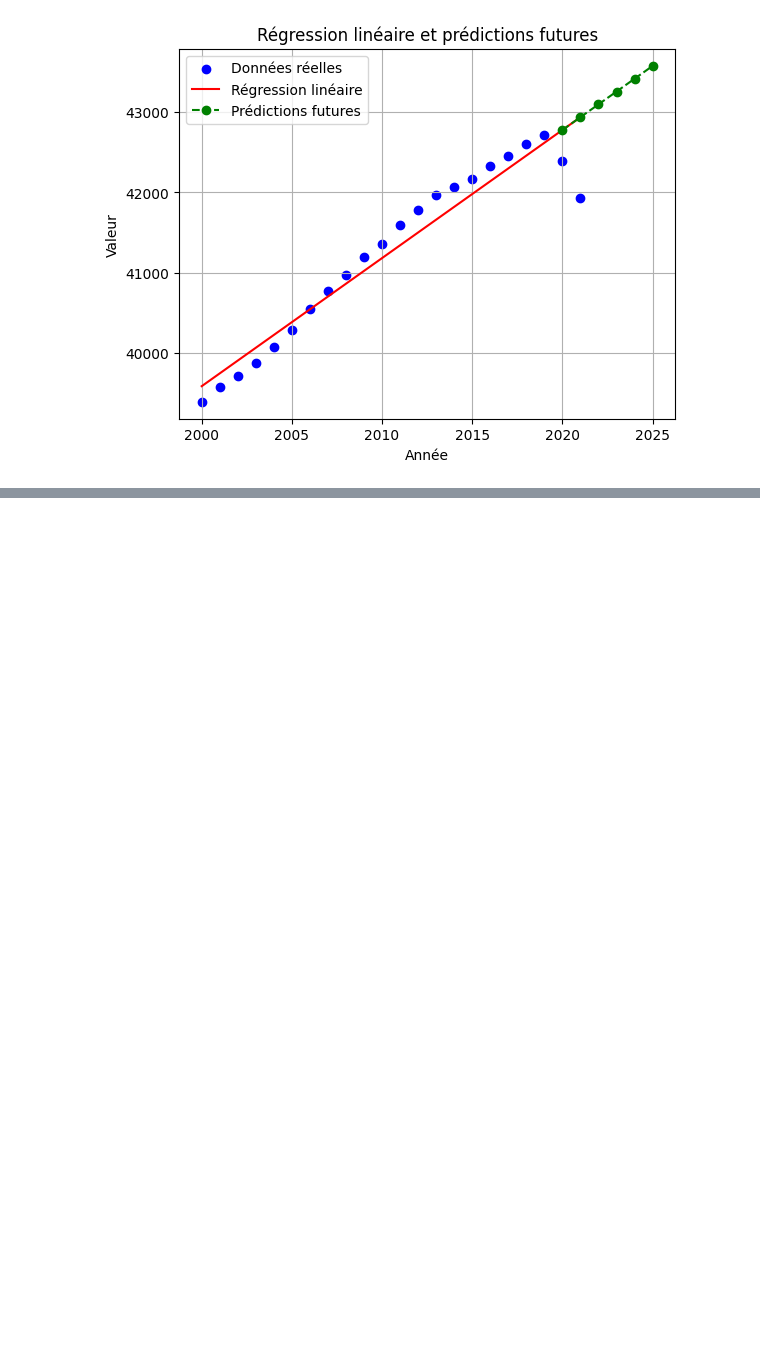
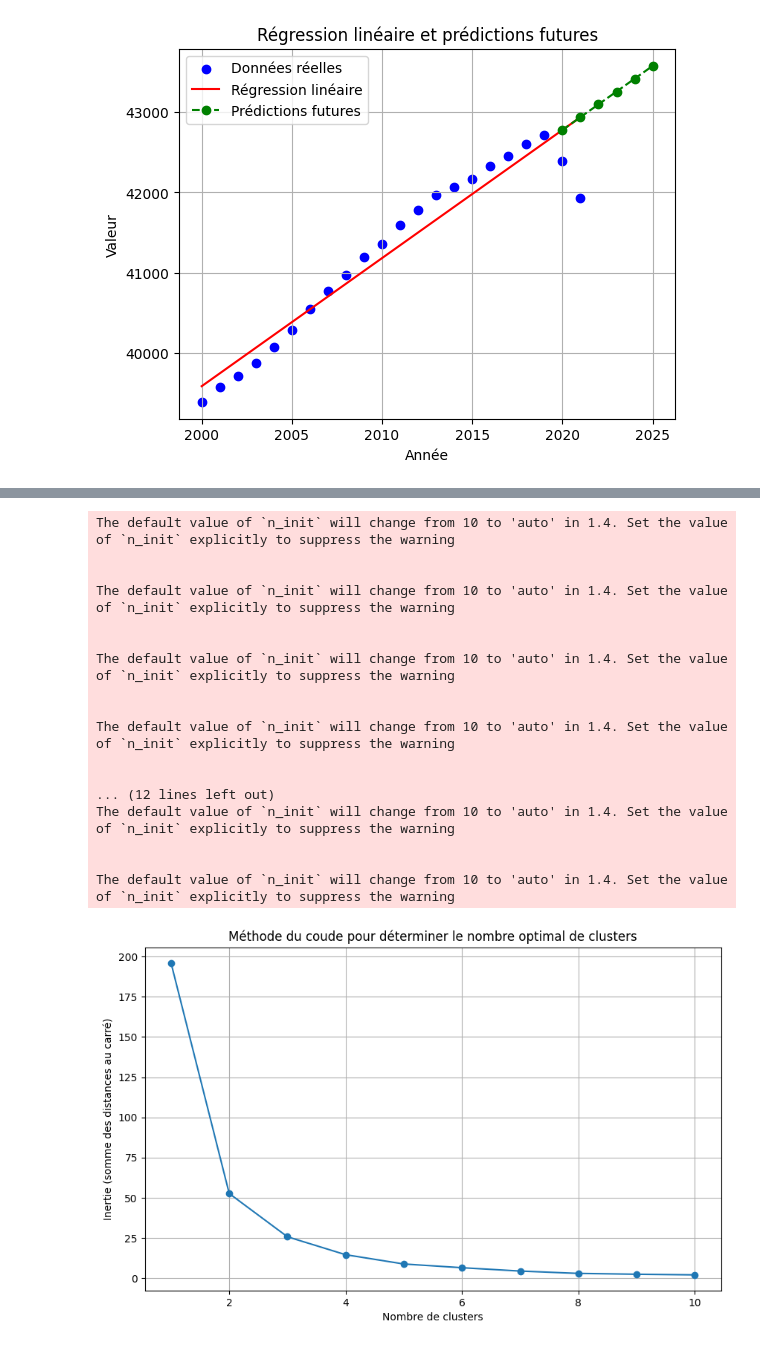
Before and after one commit to jonathanduc/OpenData-Project, a Jupyter notebook: notebook_test_ml.ipynb, the cells around one changed output, grey strips where cells are left out. Saved outputs shown, nothing was run; the diff lists cells and outputs as text; code cells hidden in the pictures; blank space fills up the shorter version.

Commit message:
ajout du clustering

```diff
--- a/notebook_test_ml.ipynb
+++ b/notebook_test_ml.ipynb
@@ -189,0 +195,7 @@ fig.show()
+# %%
+data2 = get_who_data('WHOSIS_000001')
+data2 = convert_to_dataframe(data2)
+data2['Year'] = pd.to_numeric(data2['Year'], errors='coerce')
+data2['Value']= data2['Value'].astype(str).str[:4]
+data2['Value'] = data2['Value'].replace('No d', 0).astype(float)
+data2
@@ -189,0 +216,45 @@ fig.show()
+# %%
+data2 = data2.groupby('Country').sum()
+data2 = data2.reset_index()
+# %%
+from sklearn.cluster import KMeans
+from sklearn.preprocessing import StandardScaler
+
+scaler = StandardScaler()
+data2 = data2[['Country','Value']]
+data2_scaled = scaler.fit_transform(data2['Value'].values.reshape(-1, 1))
+
+inertia = []
+cluster_range = range(1, 11)
+for k in cluster_range:
+    kmeans = KMeans(n_clusters=k, random_state=42)
+    kmeans.fit(data2_scaled)
+    inertia.append(kmeans.inertia_)
+
+# Tracé de la méthode du coude
+plt.figure(figsize=(10, 6))
+plt.plot(cluster_range, inertia, marker='o', linestyle='-')
+plt.xlabel('Nombre de clusters')
+plt.ylabel("Inertie (somme des distances au carré)")
+plt.title("Méthode du coude pour déterminer le nombre optimal de clusters")
+plt.grid(True)
+plt.show()
+# %% [output]
+The default value of `n_init` will change from 10 to 'auto' in 1.4. Set the value of `n_init` explicitly to suppress the warning
+
+
+The default value of `n_init` will change from 10 to 'auto' in 1.4. Set the value of `n_init` explicitly to suppress the warning
+
+
+The default value of `n_init` will change from 10 to 'auto' in 1.4. Set the value of `n_init` explicitly to suppress the warning
+
+
+The default value of `n_init` will change from 10 to 'auto' in 1.4. Set the value of `n_init` explicitly to suppress the warning
+
+
+... (12 lines left out)
+The default value of `n_init` will change from 10 to 'auto' in 1.4. Set the value of `n_init` explicitly to suppress the warning
+
+
+The default value of `n_init` will change from 10 to 'auto' in 1.4. Set the value of `n_init` explicitly to suppress the warning
+[figure, added]
```
Also changed, not shown: parts of 7 cells of this notebook, 1 other file.
